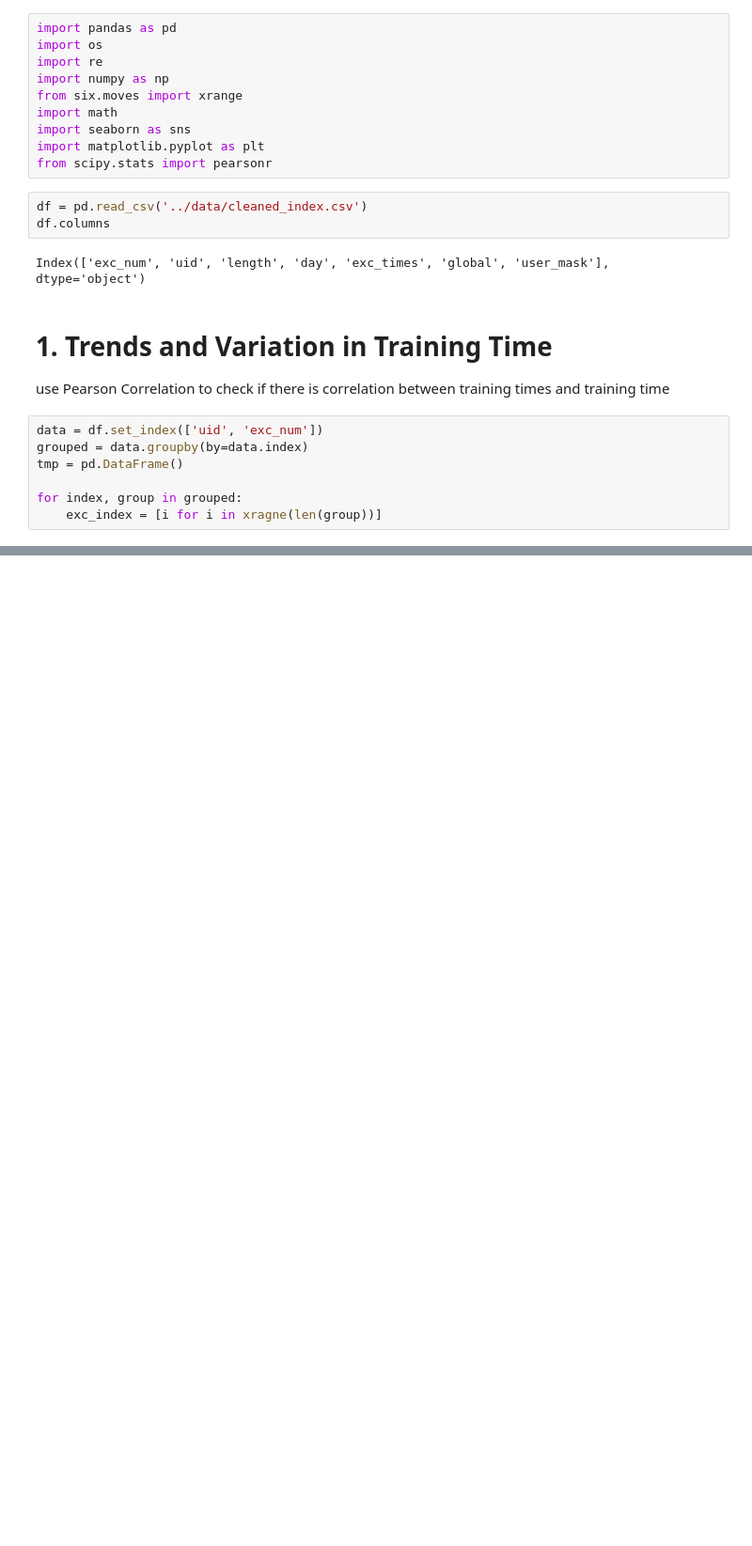
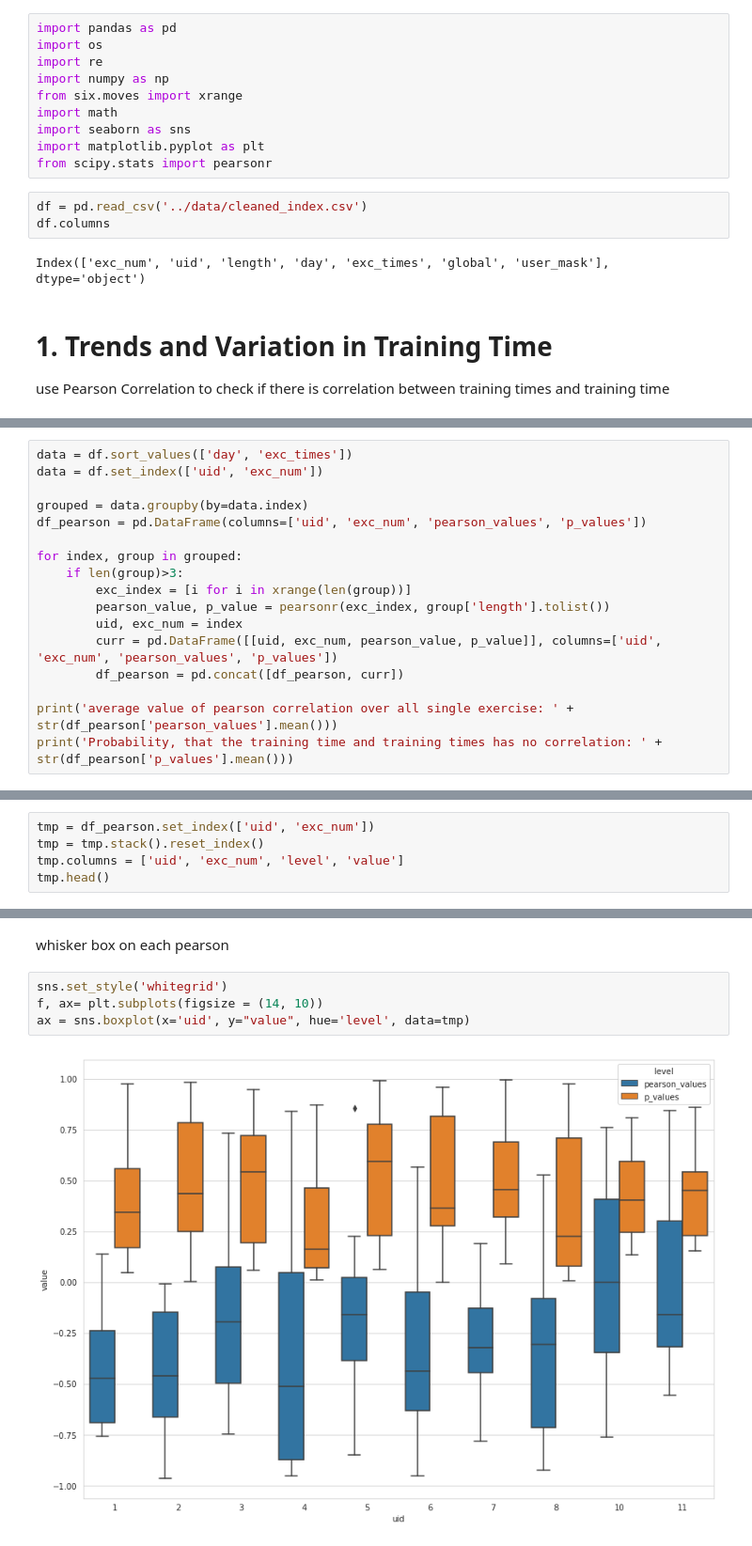
Before and after one commit to wangziling100/Heika, a Jupyter notebook: script/trade_analysis.ipynb, the cells around one changed output, grey strips where cells are left out. Shown: that part at 94% size. Saved outputs shown, nothing was run; the diff lists cells and outputs as text; blank space fills up the shorter version.

Commit message:
add analysis about time and score1

```diff
--- a/script/trade_analysis.ipynb
+++ b/script/trade_analysis.ipynb
@@ -16,10 +16,3 @@ Index(['exc_num', 'uid', 'length', 'day', 'exc_times', 'global', 'user_mask'], d
 # %% [markdown]
 # 1. Trends and Variation in Training  Time
 use Pearson Correlation to check if there is correlation between training times and training time
-# %%
-data = df.set_index(['uid', 'exc_num'])
-grouped = data.groupby(by=data.index)
-tmp = pd.DataFrame()
-
-for index, group in grouped:
-    exc_index = [i for i in xragne(len(group))]
@@ -43,0 +22,17 @@ uid exc_num
+# %%
+data = df.sort_values(['day', 'exc_times'])
+data = df.set_index(['uid', 'exc_num'])
+
+grouped = data.groupby(by=data.index)
+df_pearson = pd.DataFrame(columns=['uid', 'exc_num', 'pearson_values', 'p_values'])
+
+for index, group in grouped:
+    if len(group)>3:
+        exc_index = [i for i in xrange(len(group))]
+        pearson_value, p_value = pearsonr(exc_index, group['length'].tolist())
+        uid, exc_num = index
+        curr = pd.DataFrame([[uid, exc_num, pearson_value, p_value]], columns=['uid', 'exc_num', 'pearson_values', 'p_values'])
+        df_pearson = pd.concat([df_pearson, curr])
+
+print('average value of pearson correlation over all single exercise: ' + str(df_pearson['pearson_values'].mean()))
+print('Probability, that the training time and training times has no correlation: ' + str(df_pearson['p_values'].mean()))
@@ -43,0 +44,5 @@ uid exc_num
+# %%
+tmp = df_pearson.set_index(['uid', 'exc_num'])
+tmp = tmp.stack().reset_index()
+tmp.columns = ['uid', 'exc_num', 'level', 'value']
+tmp.head()
@@ -43,0 +56,8 @@ uid exc_num
+# %% [markdown]
+whisker box on each pearson
+# %%
+sns.set_style('whitegrid')
+f, ax= plt.subplots(figsize = (14, 10))
+ax = sns.boxplot(x='uid', y="value", hue='level', data=tmp)
+# %% [output]
+[figure, added]
```
Also changed, not shown: parts of 22 cells of this notebook.
